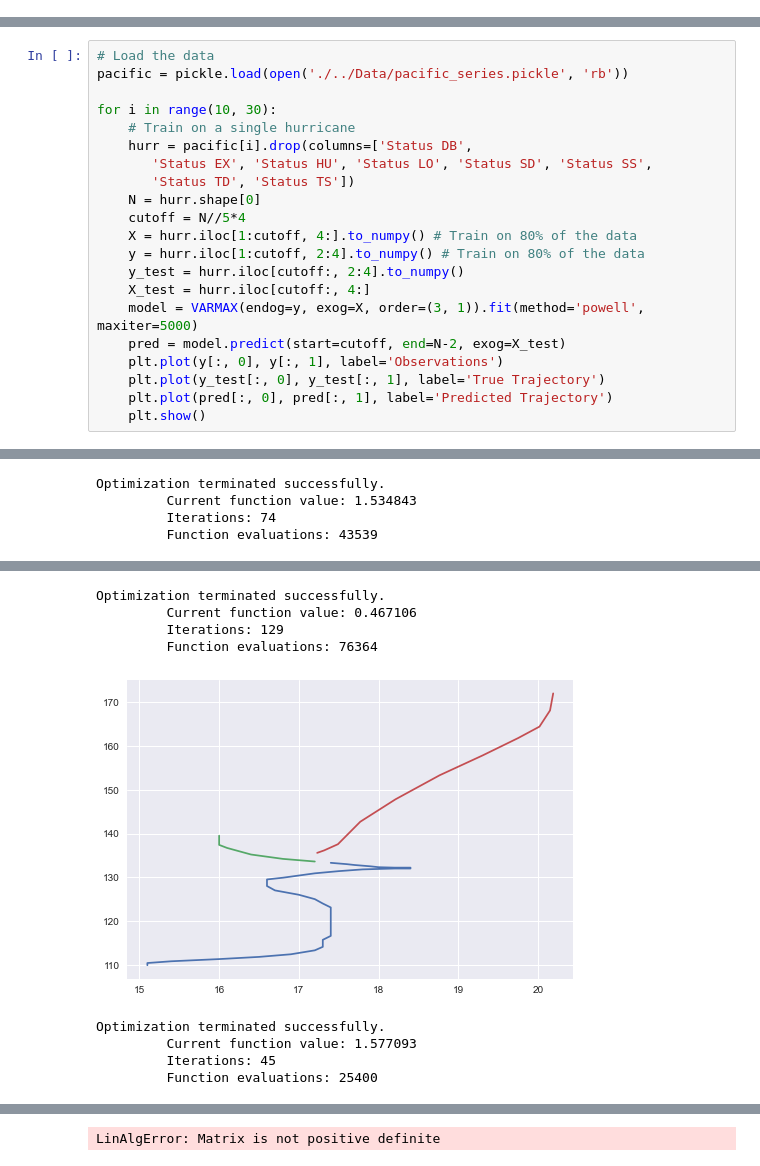
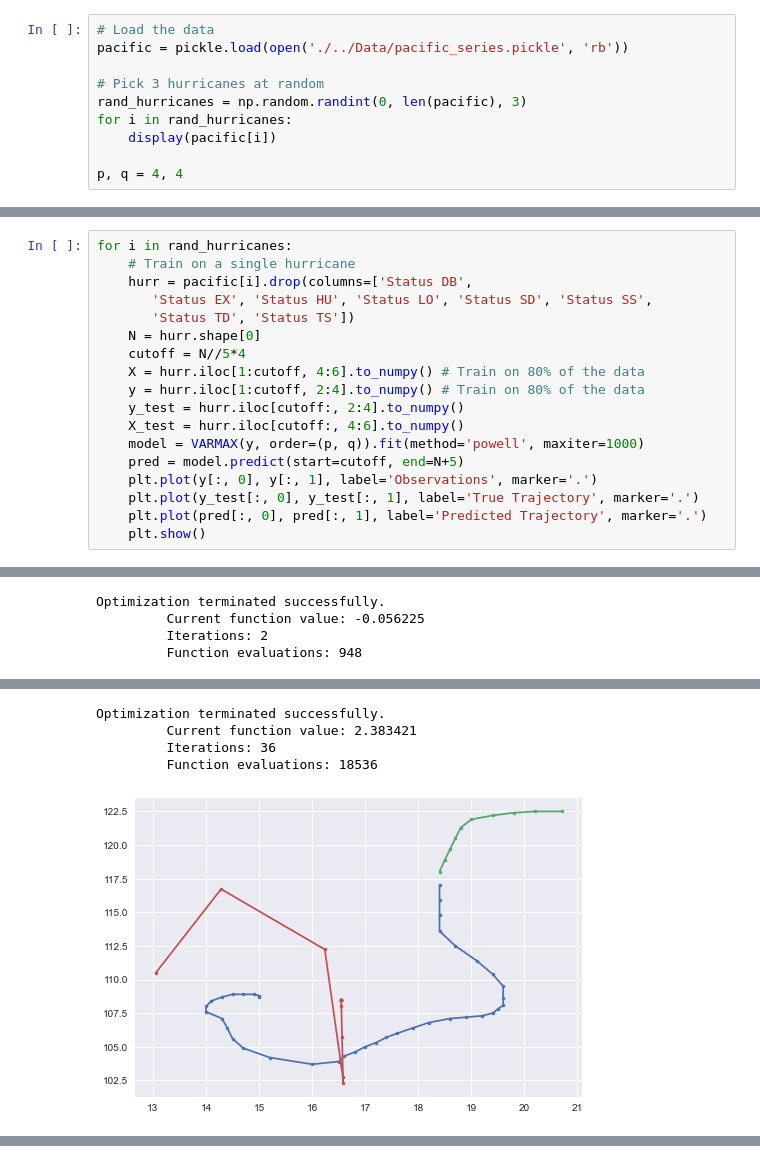
Before and after one commit to samco7/hurricane-prediction, a Jupyter notebook: Code/varmax.ipynb, the cells around one changed output, grey strips where cells are left out. Saved outputs shown, nothing was run; the diff lists cells and outputs as text.

```diff
--- a/Code/varmax.ipynb
+++ b/Code/varmax.ipynb
@@ -7,0 +13,10 @@ plt.style.use('seaborn')
+# %%
+# Load the data
+pacific = pickle.load(open('./../Data/pacific_series.pickle', 'rb'))
+
+# Pick 3 hurricanes at random
+rand_hurricanes = np.random.randint(0, len(pacific), 3)
+for i in rand_hurricanes:
+    display(pacific[i])
+
+p, q = 4, 4
@@ -8,23 +78,20 @@ plt.style.use('seaborn')
 # %%
-# Load the data
-pacific = pickle.load(open('./../Data/pacific_series.pickle', 'rb'))
-
-for i in range(10, 30):
+for i in rand_hurricanes:
     # Train on a single hurricane
     hurr = pacific[i].drop(columns=['Status DB',
        'Status EX', 'Status HU', 'Status LO', 'Status SD', 'Status SS',
        'Status TD', 'Status TS'])
     N = hurr.shape[0]
     cutoff = N//5*4
-    X = hurr.iloc[1:cutoff, 4:].to_numpy() # Train on 80% of the data
+    X = hurr.iloc[1:cutoff, 4:6].to_numpy() # Train on 80% of the data
     y = hurr.iloc[1:cutoff, 2:4].to_numpy() # Train on 80% of the data
     y_test = hurr.iloc[cutoff:, 2:4].to_numpy()
-    X_test = hurr.iloc[cutoff:, 4:]
-    model = VARMAX(endog=y, exog=X, order=(3, 1)).fit(method='powell', maxiter=5000)
-    pred = model.predict(start=cutoff, end=N-2, exog=X_test)
-    plt.plot(y[:, 0], y[:, 1], label='Observations')
-    plt.plot(y_test[:, 0], y_test[:, 1], label='True Trajectory')
-    plt.plot(pred[:, 0], pred[:, 1], label='Predicted Trajectory')
+    X_test = hurr.iloc[cutoff:, 4:6].to_numpy()
+    model = VARMAX(y, order=(p, q)).fit(method='powell', maxiter=1000)
+    pred = model.predict(start=cutoff, end=N+5)
+    plt.plot(y[:, 0], y[:, 1], label='Observations', marker='.')
+    plt.plot(y_test[:, 0], y_test[:, 1], label='True Trajectory', marker='.')
+    plt.plot(pred[:, 0], pred[:, 1], label='Predicted Trajectory', marker='.')
     plt.show()
 # %% [output]
 Optimization terminated successfully.
@@ -35,4 +102,4 @@ Optimization terminated successfully.
 Optimization terminated successfully.
-         Current function value: 1.534843
-         Iterations: 74
-         Function evaluations: 43539
+         Current function value: -0.056225
+         Iterations: 2
+         Function evaluations: 948
@@ -40,9 +107,5 @@ Optimization terminated successfully.
 Optimization terminated successfully.
-         Current function value: 0.467106
-         Iterations: 129
-         Function evaluations: 76364
+         Current function value: 2.383421
+         Iterations: 36
+         Function evaluations: 18536
-[figure, old version]
+[figure, new version]
-Optimization terminated successfully.
-         Current function value: 1.577093
-         Iterations: 45
-         Function evaluations: 25400
@@ -50 +111,0 @@ Optimization terminated successfully.
-LinAlgError: Matrix is not positive definite
```
Also changed, not shown: parts of 6 cells of this notebook.
